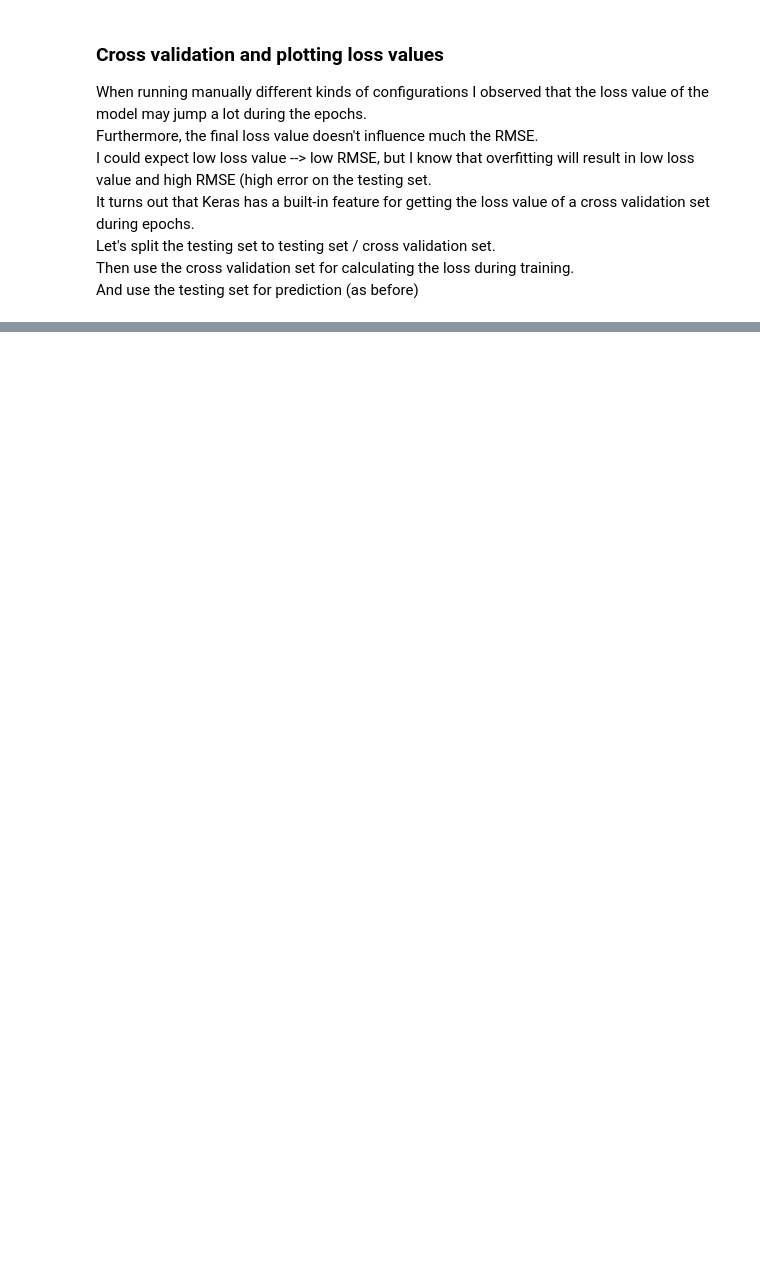
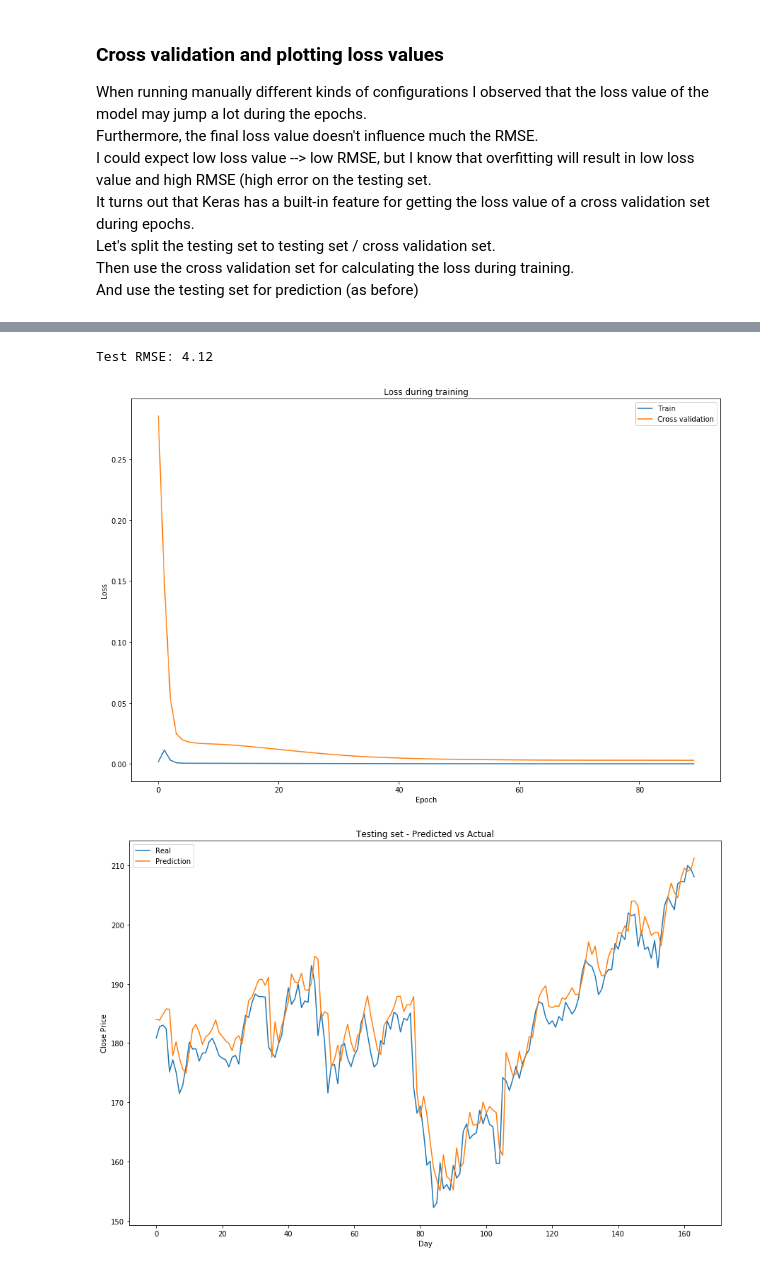
Before and after one commit to edibusl/stocks-predict, a Jupyter notebook: Stocks Prediction - Keras LSTM.ipynb, the cells around one changed output, grey strips where cells are left out. Cells and saved outputs as stored; diff of their text form; code cells hidden in the pictures; blank space fills up the shorter version.

```diff
--- a/Stocks Prediction - Keras LSTM.ipynb
+++ b/Stocks Prediction - Keras LSTM.ipynb
@@ -1138,0 +1435,6 @@ And use the testing set for prediction (as before)
+# %%
+res = run_single_configuration(batch_size=4, look_back=10, epochs=90, plot_results=True, verbose=0, use_all_features=True)
+# %% [output]
+Test RMSE: 4.12
+[figure, added]
+[figure, added]
```
Also changed, not shown: parts of 58 cells of this notebook, 1 other file.
